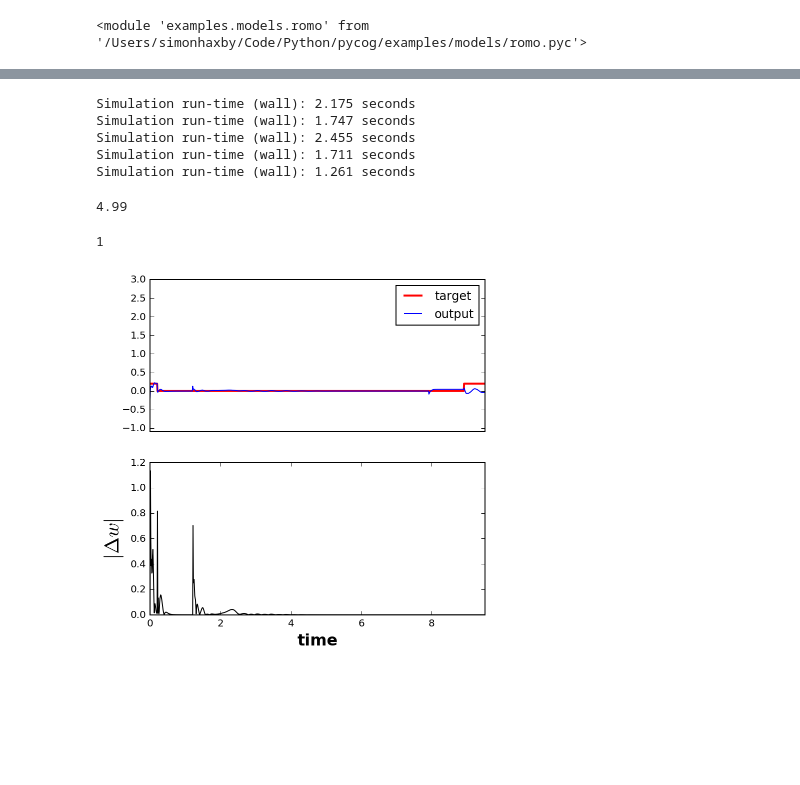
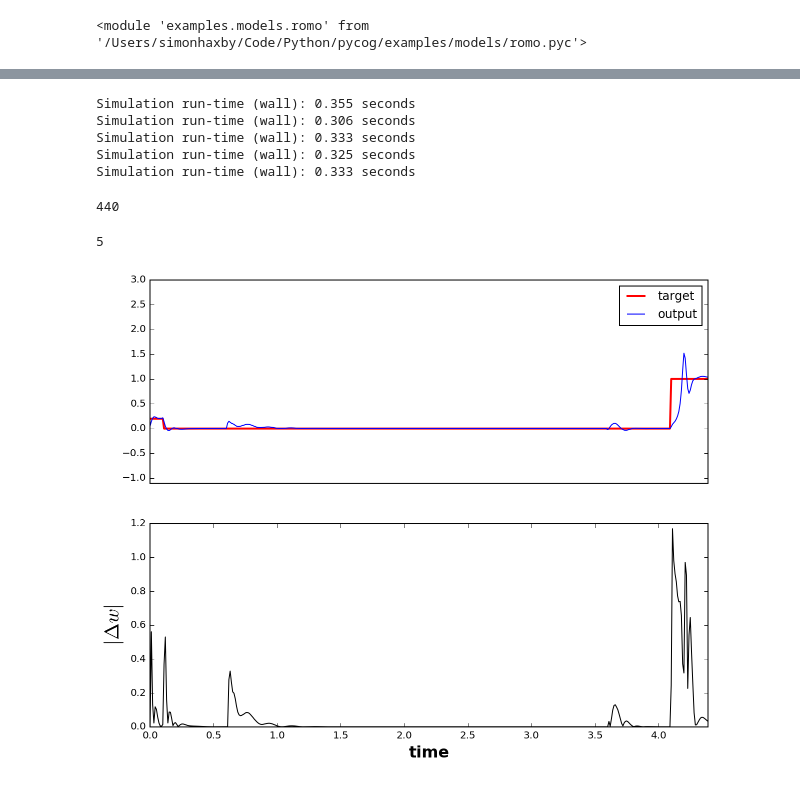
Before and after one commit to avicennax/jedi, a Jupyter notebook: notebooks/romo_task.ipynb, the cells around one changed output, grey strips where cells are left out. Cells and saved outputs as stored; diff of their text form; code cells hidden in the pictures; blank space fills up the shorter version.

```diff
--- a/notebooks/romo_task.ipynb
+++ b/notebooks/romo_task.ipynb
@@ -28,7 +30,7 @@ params = {
     'name':             "gradient"
     }
 # %%
-trials = [romo.generate_trial(rng, 5, params) for _
+trials = [romo.generate_trial(rng, 10, params) for _
           in range(20)]
 trials[0]['epochs']
 # %% [output]
@@ -56,0 +67,2 @@ plt.ylim(-.5,1.5)
+# %%
+trial = trials[11]
@@ -60,7 +86,7 @@ dt = .01      # time step
 tstart = 0 # learning start time
 tstop = 5  # learning stop time
 rho = 1.02   # spectral radius of J
-N = 300      # size of stochastic pool
+N = 100     # size of stochastic pool
 lr = 1.0   # learning rate
 pE = .8 # percent excitatory
 sparsity = (.1,1,1) # sparsity
@@ -79,7 +105,6 @@ for trial in trials[:5]:
     targets = trial['outputs'][:,1]
     inputs = trial['inputs'][:,1]
     tmax = float(len(targets))/100-.01
-
 
     if w_ is not None:
         w = w_
@@ -105,22 +130,22 @@ for trial in trials[:5]:
 
 errors = np.array(errors)
 # %% [output]
-Simulation run-time (wall): 2.175 seconds
-Simulation run-time (wall): 1.747 seconds
-Simulation run-time (wall): 2.455 seconds
-Simulation run-time (wall): 1.711 seconds
-Simulation run-time (wall): 1.261 seconds
+Simulation run-time (wall): 0.355 seconds
+Simulation run-time (wall): 0.306 seconds
+Simulation run-time (wall): 0.333 seconds
+Simulation run-time (wall): 0.325 seconds
+Simulation run-time (wall): 0.333 seconds
-# %%
-tmax
-# %% [output]
-4.99
+# %%
+len(wu)
+# %% [output]
+440
 # %%
 k = 0
 # %%
-plt.figure(figsize=(6,6))
+plt.figure(figsize=(10,8))
 plot.target_vs_output_plus_error(ts[k], zs[k], wus[k], trials[k]['outputs'][:,1], offset=1, log=False)
 k+=1
 print(k)
 # %% [output]
-1
+5
-[figure, old version]
+[figure, new version]
```
Also changed, not shown: parts of 11 cells of this notebook, 14 other files.
